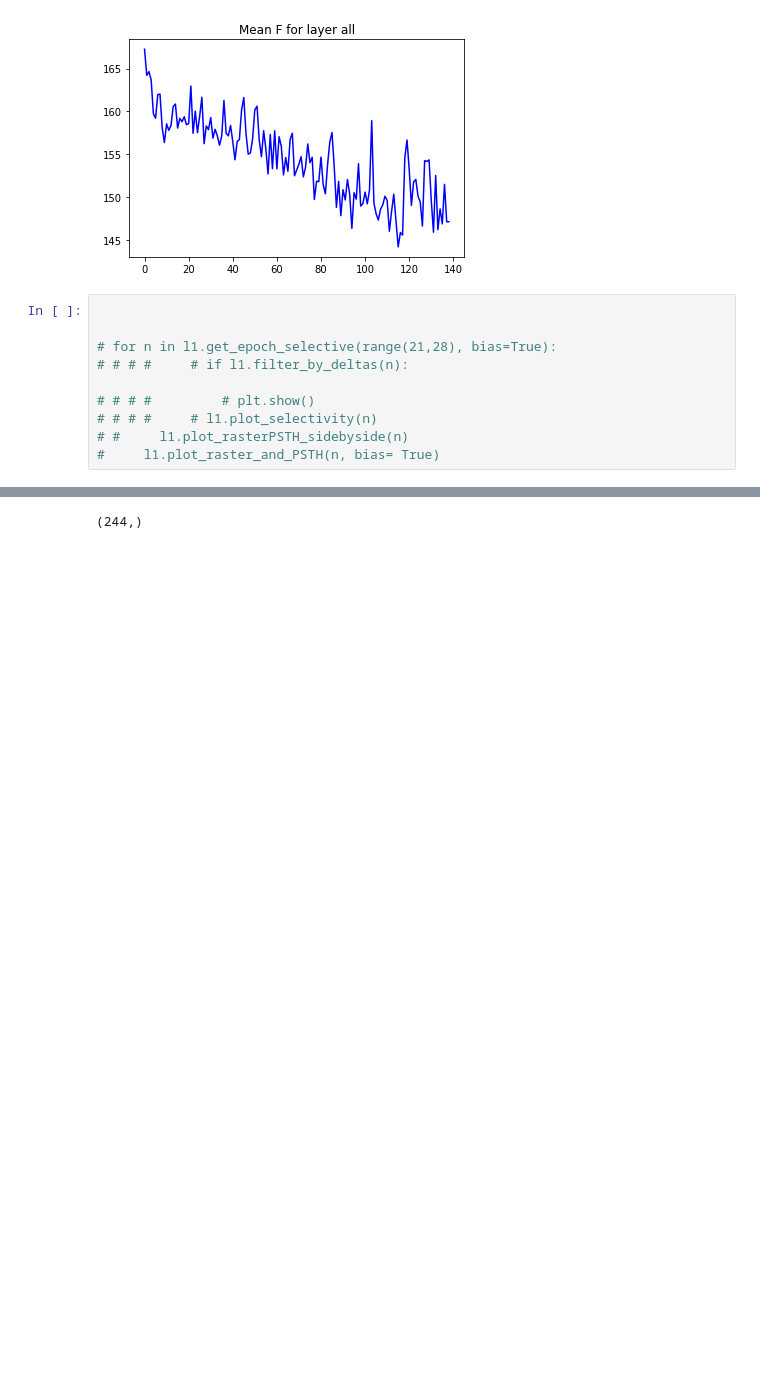
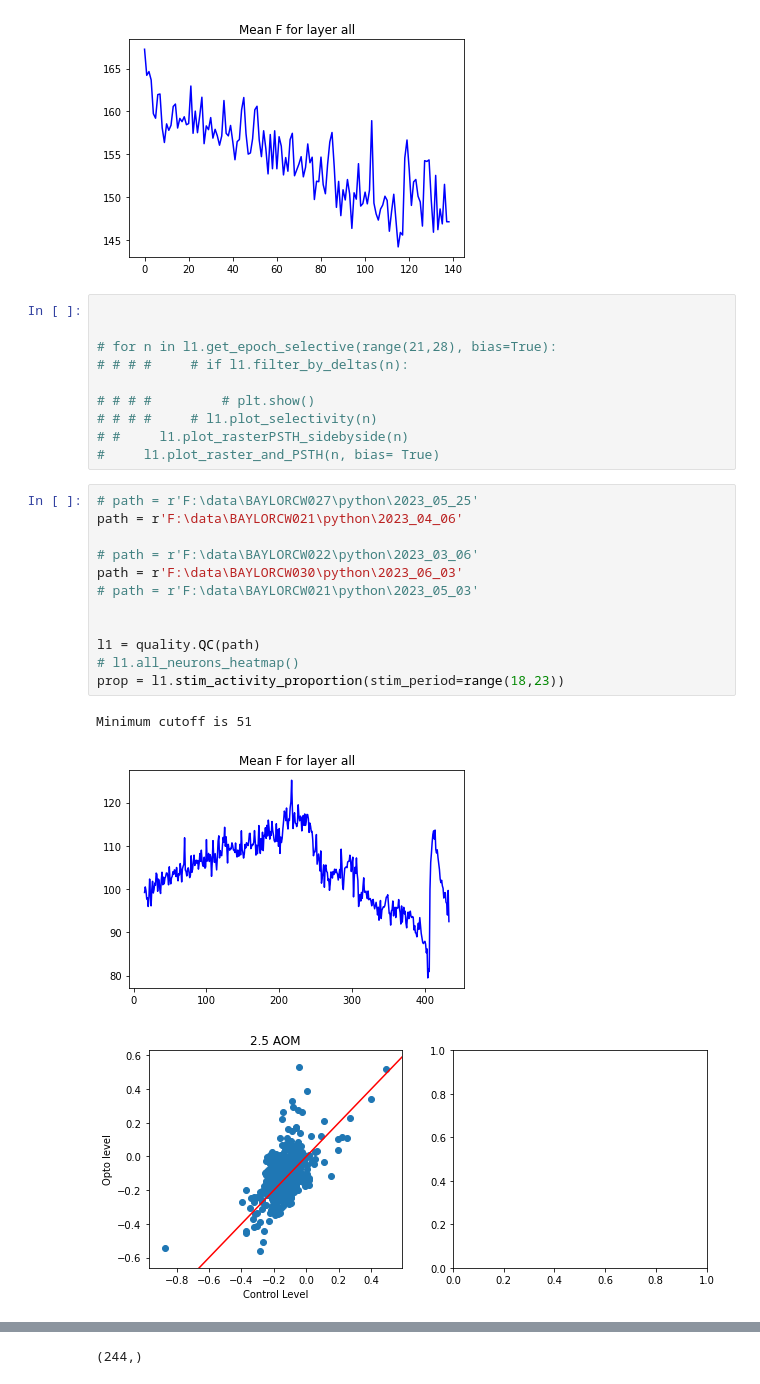
Before and after one commit to catherinewang99/2pimagingAnalysis, a Jupyter notebook: viewplots.ipynb, the cells around one changed output, grey strips where cells are left out. Drawn from its saved outputs; the diff is of its cells as text; blank space fills up the shorter version.

```diff
--- a/viewplots.ipynb
+++ b/viewplots.ipynb
@@ -35,5 +35,21 @@ Minimum cutoff is 45
 # # # #     # l1.plot_selectivity(n)
 # #     l1.plot_rasterPSTH_sidebyside(n)
 #     l1.plot_raster_and_PSTH(n, bias= True)
+# %%
+# path = r'F:\data\BAYLORCW027\python\2023_05_25'
+path = r'F:\data\BAYLORCW021\python\2023_04_06'
+
+# path = r'F:\data\BAYLORCW022\python\2023_03_06'
+path = r'F:\data\BAYLORCW030\python\2023_06_03'
+# path = r'F:\data\BAYLORCW021\python\2023_05_03'
+
+
+l1 = quality.QC(path)
+# l1.all_neurons_heatmap()
+prop = l1.stim_activity_proportion(stim_period=range(18,23))
+# %% [output]
+Minimum cutoff is 51
+[figure, added]
+[figure, added]
 # %%
 # path = r'F:\data\BAYLORCW027\python\2023_05_25'
```
Also changed, not shown: parts of 3 cells of this notebook, 5 other files.
